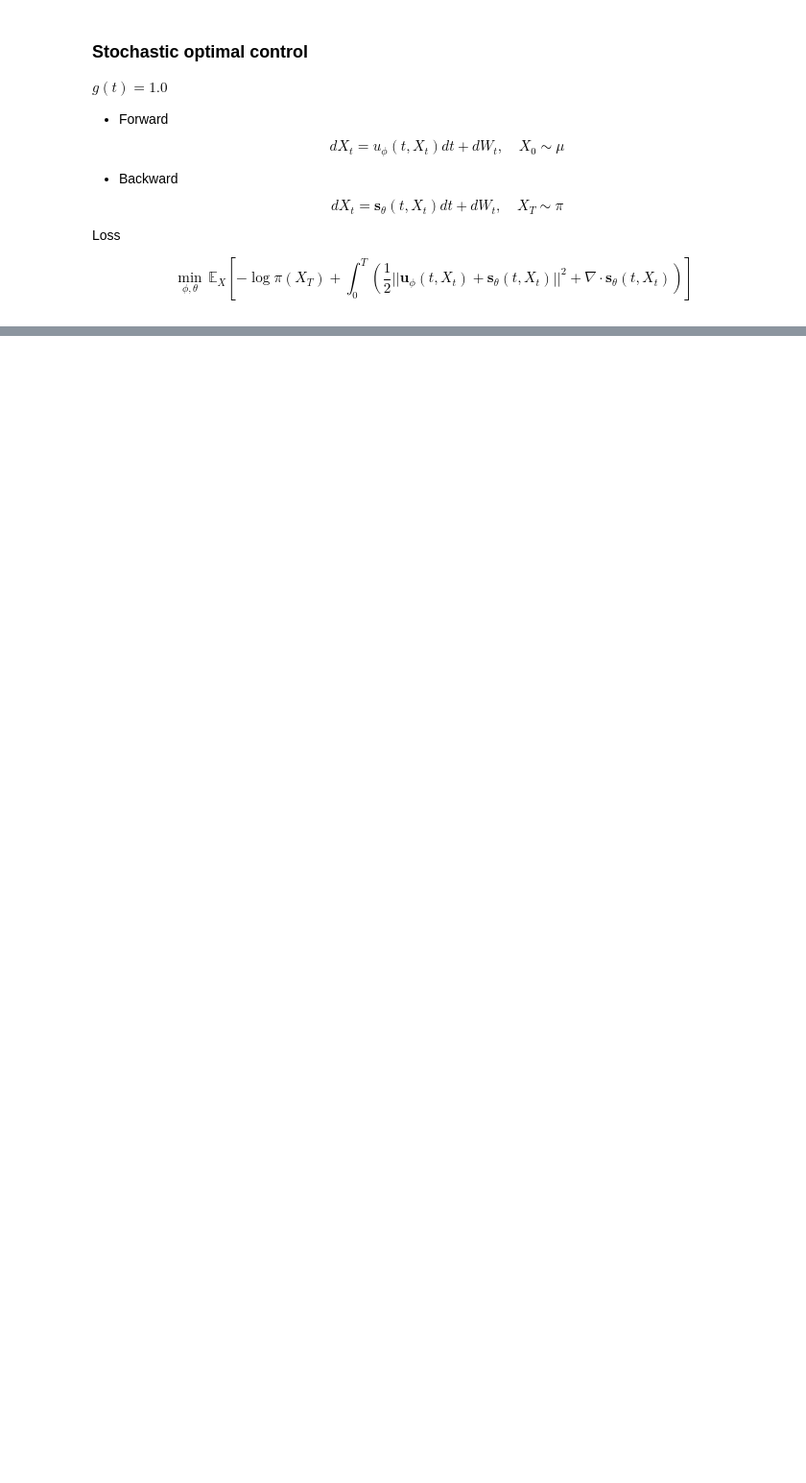
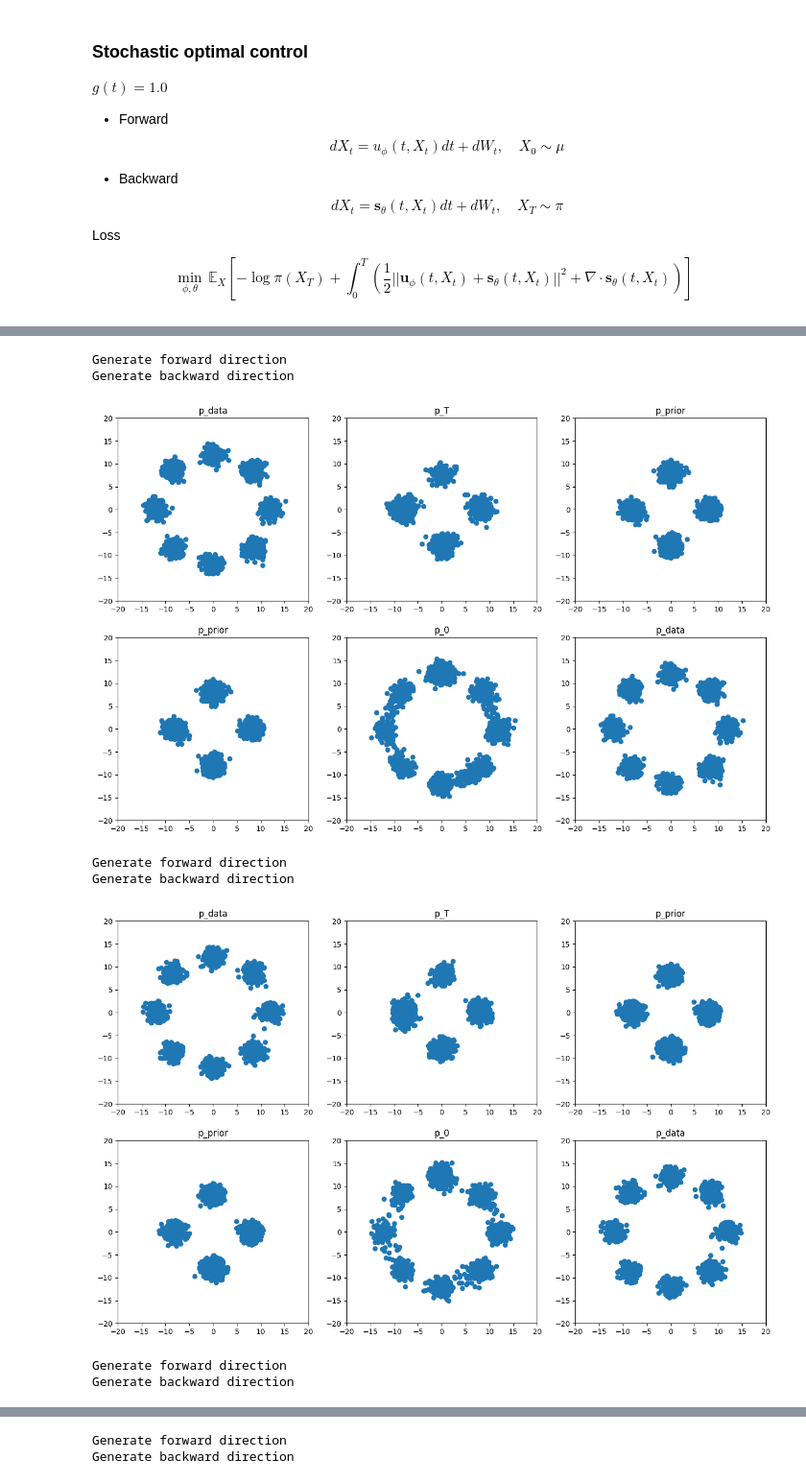
Before and after one commit to reppy4620/sbsde, a Jupyter notebook: exp/share/main10.ipynb, the cells around one changed output, grey strips where cells are left out. Shown at 96% size. Cells and saved outputs as stored; diff of their text form; code cells hidden in the pictures; blank space fills up the shorter version.

```diff
--- a/exp/share/main10.ipynb
+++ b/exp/share/main10.ipynb
@@ -431,0 +509,47 @@ Generate backward direction
+# %%
+# @title
+
+
+class SOC(Policy):
+    def forward_step(self, t, x, is_train=False):
+        u = self.u_phi(t, x)
+        dX = u * self.dt + torch.randn_like(x) * np.sqrt(self.dt)
+        return (x + dX, u) if is_train else x + dX
+
+    def backward_step(self, t, x):
+        s = self.s_theta(t, x)
+        dX = -s * self.dt + torch.randn_like(x) * np.sqrt(self.dt)
+        return x - dX
+
+    def compute_loss(self):
+        x, u, x_term = self.sample_traj()
+        t = self.ts.repeat(batch_size)
+        x = flatten_dim01(x)
+        u = flatten_dim01(u)
+        s = self.s_theta(t, x)
+
+        integrand = 0.5 * (u + s) ** 2 + compute_div(s, x)
+        E_integrand = integrand.reshape(
+            x_term.shape[0], self.interval, x_term.shape[-1]
+        ).mean(dim=0)
+        loss_prior = -self.p_prior.log_prob(x_term).mean()
+        loss_running = (E_integrand * self.dt).sum()
+        loss = loss_prior + loss_running
+        output_dict = dict(
+            prior=loss_prior.item(),
+            running=loss_running.item(),
+        )
+        return loss, output_dict
+
+
+p_prior_four = MixMultiVariateNormal(batch_size, radius=8, num=4, device=device)
+SOC(p_data, p_prior_four, device).train(num_iter)
+# %% [output]
+Generate forward direction
+Generate backward direction
+[figure, added]
+Generate forward direction
+Generate backward direction
+[figure, added]
+Generate forward direction
+Generate backward direction
@@ -431,0 +557,2 @@ Generate backward direction
+Generate forward direction
+Generate backward direction
```
Also changed, not shown: parts of 8 cells of this notebook.
